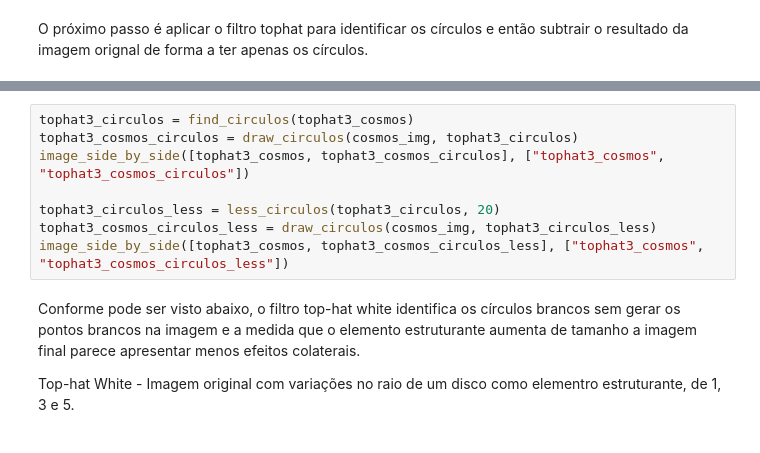
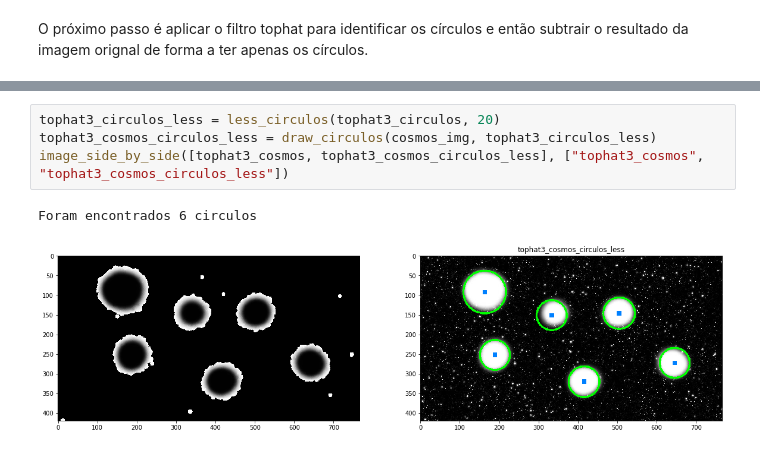
Before and after one commit to rodoufu/visaocomp, a Jupyter notebook: trabalho05/task05.ipynb, the cells around one changed output, grey strips where cells are left out. Cells and saved outputs as stored; diff of their text form.

```diff
--- a/trabalho05/task05.ipynb
+++ b/trabalho05/task05.ipynb
@@ -145,12 +168,7 @@ image_side_by_side([thresh1, thresh1_circulos], ["thresh1", "thresh1_circulos"])
 # %%
-tophat3_circulos = find_circulos(tophat3_cosmos)
-tophat3_cosmos_circulos = draw_circulos(cosmos_img, tophat3_circulos)
-image_side_by_side([tophat3_cosmos, tophat3_cosmos_circulos], ["tophat3_cosmos", "tophat3_cosmos_circulos"])
-
 tophat3_circulos_less = less_circulos(tophat3_circulos, 20)
 tophat3_cosmos_circulos_less = draw_circulos(cosmos_img, tophat3_circulos_less)
 image_side_by_side([tophat3_cosmos, tophat3_cosmos_circulos_less], ["tophat3_cosmos", "tophat3_cosmos_circulos_less"])
+# %% [output]
+Foram encontrados 6 circulos
+[figure, added]
-# %% [markdown]
-Conforme pode ser visto abaixo, o filtro top-hat white identifica os círculos brancos sem gerar os pontos brancos na imagem e a medida que o elemento estruturante aumenta de tamanho a imagem final parece apresentar menos efeitos colaterais.
-
-Top-hat White - Imagem original com variações no raio de um disco como elementro estruturante, de 1, 3 e 5.
```
Also changed, not shown: parts of 14 cells of this notebook.
